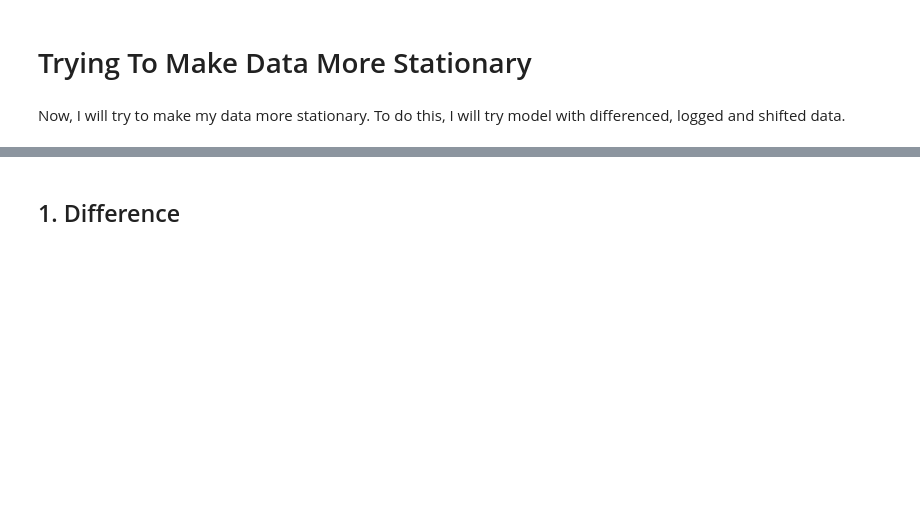
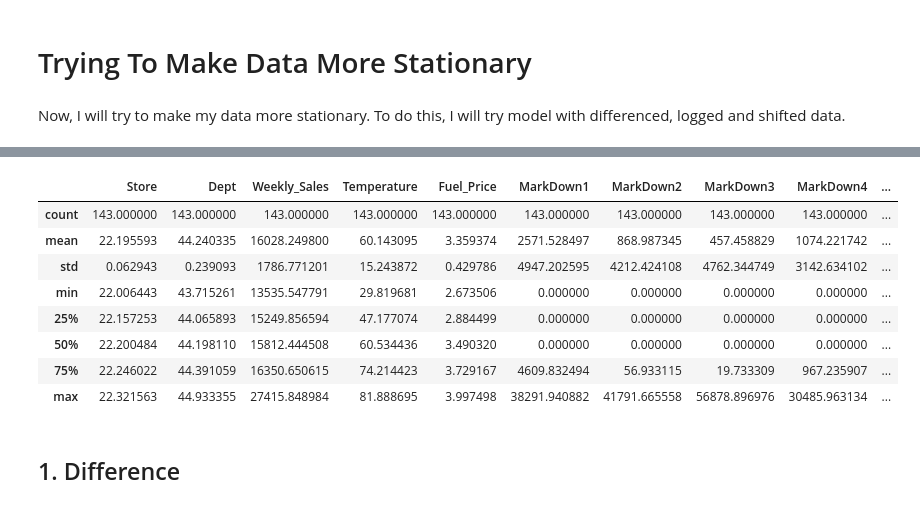
Before and after one commit to jhn-l/OC-P9, a Jupyter notebook: walmart-sales-forecasting.ipynb, the cells around one changed output, grey strips where cells are left out. Saved outputs shown, nothing was run; the diff lists cells and outputs as text; code cells hidden in the pictures; blank space fills up the shorter version.

```diff
--- a/walmart-sales-forecasting.ipynb
+++ b/walmart-sales-forecasting.ipynb
@@ -1239,3 +1252,15 @@ Now, I will try to make my data more stationary. To do this, I will try model wi
+# %%
+df_week.describe()
+# %% [output]
+|  | Store | Dept | Weekly_Sales | Temperature | Fuel_Price | MarkDown1 | MarkDown2 | MarkDown3 | MarkDown4 | ... |
+| count | 143.000000 | 143.000000 | 143.000000 | 143.000000 | 143.000000 | 143.000000 | 143.000000 | 143.000000 | 143.000000 | ... |
+| mean | 22.195593 | 44.240335 | 16028.249800 | 60.143095 | 3.359374 | 2571.528497 | 868.987345 | 457.458829 | 1074.221742 | ... |
+| std | 0.062943 | 0.239093 | 1786.771201 | 15.243872 | 0.429786 | 4947.202595 | 4212.424108 | 4762.344749 | 3142.634102 | ... |
+| min | 22.006443 | 43.715261 | 13535.547791 | 29.819681 | 2.673506 | 0.000000 | 0.000000 | 0.000000 | 0.000000 | ... |
+| 25% | 22.157253 | 44.065893 | 15249.856594 | 47.177074 | 2.884499 | 0.000000 | 0.000000 | 0.000000 | 0.000000 | ... |
+| 50% | 22.200484 | 44.198110 | 15812.444508 | 60.534436 | 3.490320 | 0.000000 | 0.000000 | 0.000000 | 0.000000 | ... |
+| 75% | 22.246022 | 44.391059 | 16350.650615 | 74.214423 | 3.729167 | 4609.832494 | 56.933115 | 19.733309 | 967.235907 | ... |
+| max | 22.321563 | 44.933355 | 27415.848984 | 81.888695 | 3.997498 | 38291.940882 | 41791.665558 | 56878.896976 | 30485.963134 | ... |
 # %% [markdown]
 ## 1. Difference
 # %%
```
Also changed, not shown: parts of 35 cells of this notebook.
